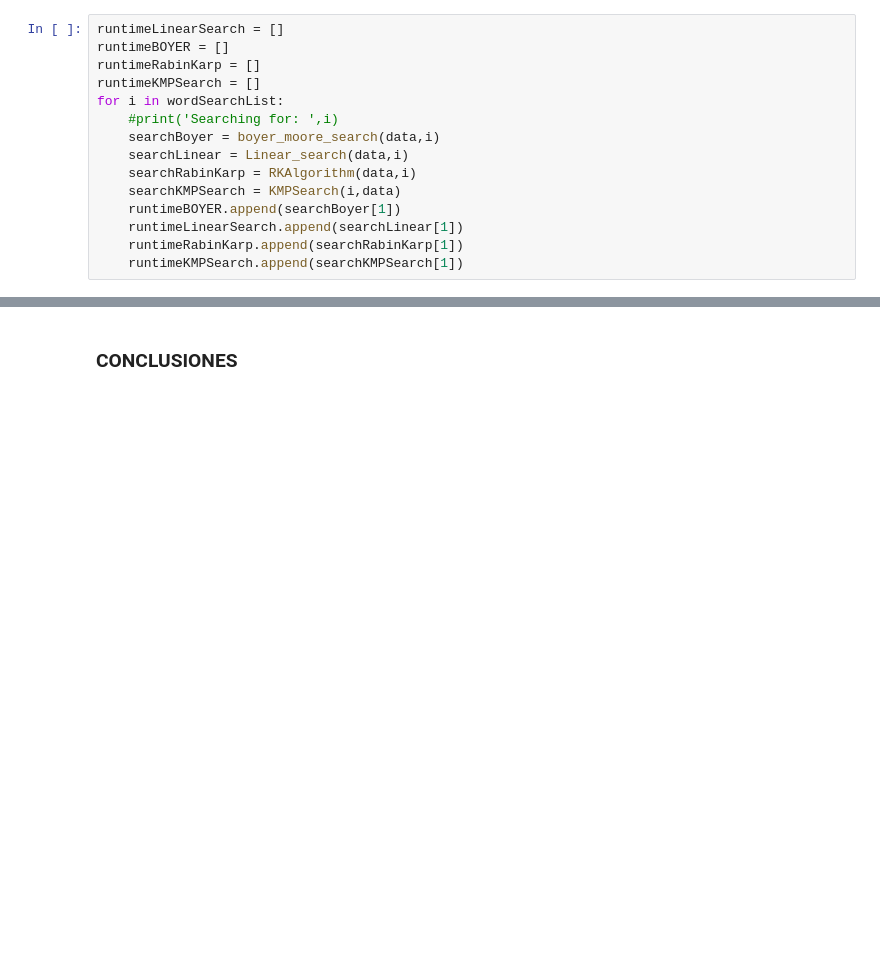
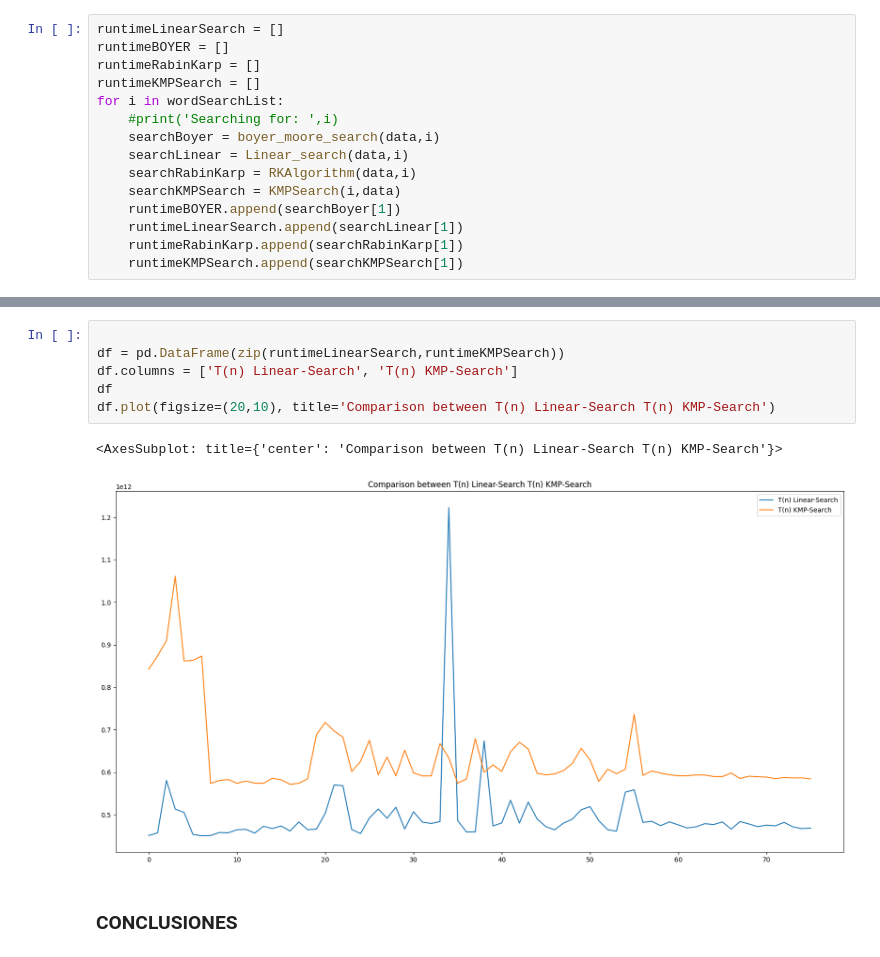
Before and after one commit to juanfranciscocis/SearchEngine, a Jupyter notebook: Entrega Final/entregaFinal.ipynb, the cells around one changed output, grey strips where cells are left out. Drawn from its saved outputs; the diff is of its cells as text; blank space fills up the shorter version.

```diff
--- a/Entrega Final/entregaFinal.ipynb
+++ b/Entrega Final/entregaFinal.ipynb
@@ -273,3 +273,12 @@ df.plot(figsize=(20,10), title='Comparison between different search algorithms')
+# %%
+
+df = pd.DataFrame(zip(runtimeLinearSearch,runtimeKMPSearch))
+df.columns = ['T(n) Linear-Search', 'T(n) KMP-Search']
+df
+df.plot(figsize=(20,10), title='Comparison between T(n) Linear-Search T(n) KMP-Search')
+# %% [output]
+<AxesSubplot: title={'center': 'Comparison between T(n) Linear-Search T(n) KMP-Search'}>
+[figure, added]
 # %% [markdown]
 ### CONCLUSIONES
 # %% [markdown]
```
Also changed, not shown: parts of 5 cells of this notebook, 2 other files.
